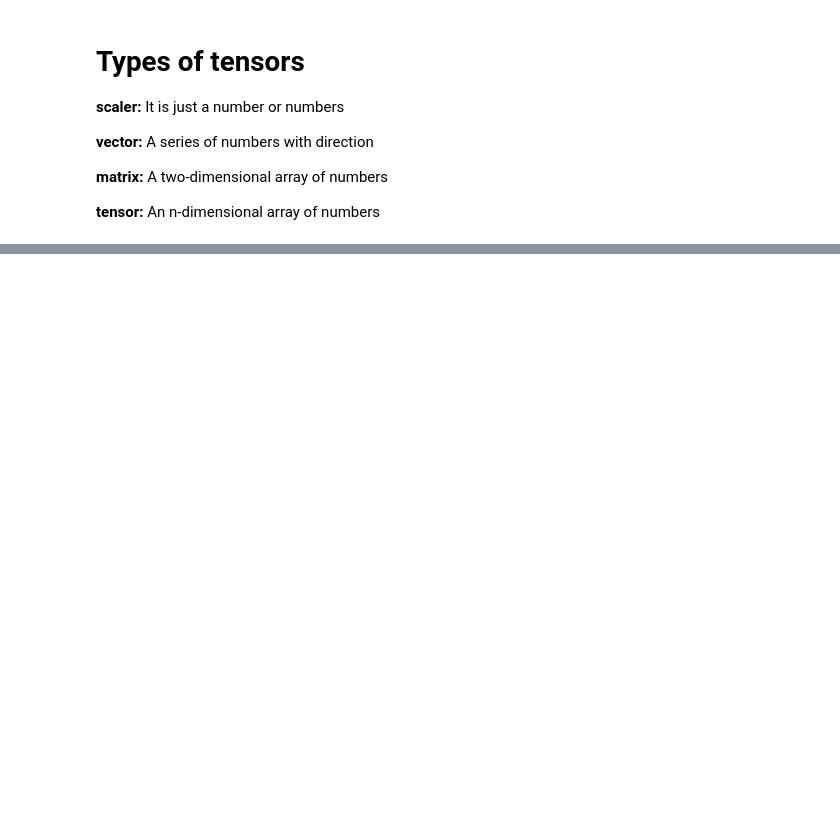
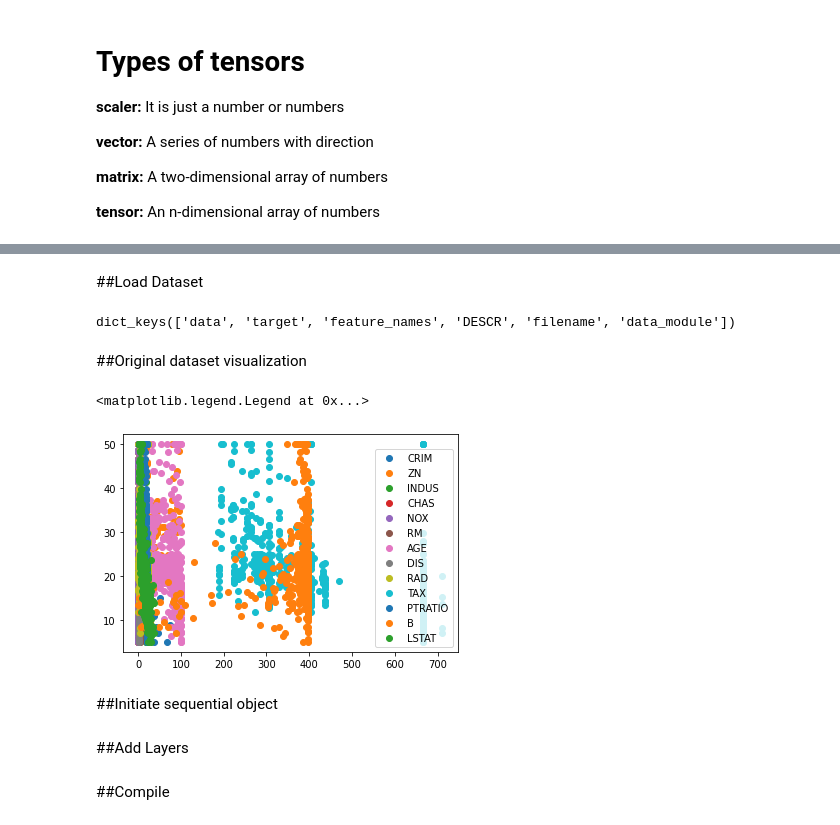
Before and after one commit to ehsanem/Tensorflow, a Jupyter notebook: TensorflowFundamental.ipynb, the cells around one changed output, grey strips where cells are left out. Cells and saved outputs as stored; diff of their text form; code cells hidden in the pictures; blank space fills up the shorter version.

```diff
--- a/TensorflowFundamental.ipynb
+++ b/TensorflowFundamental.ipynb
@@ -22,0 +401,23 @@ array([[3., 3.],
+# %% [markdown]
+##Load Dataset
+# %%
+original_dataset=load_boston()
+# %%
+#split dataset into train and test set
+print(original_dataset.keys())
+X=pd.DataFrame(original_dataset['data'], columns = [original_dataset['feature_names']])
+y = original_dataset['target']
+X_train, X_test, y_train, y_test = train_test_split(X, y, test_size = 0.2)
+# %% [output]
+dict_keys(['data', 'target', 'feature_names', 'DESCR', 'filename', 'data_module'])
+# %% [markdown]
+##Original dataset visualization
+# %%
+for x_value in original_dataset['feature_names']:
+  plt.scatter(X[x_value], y, label=x_value)
+plt.legend()
+# %% [output]
+<matplotlib.legend.Legend at 0x...>
+[figure, added]
+# %% [markdown]
+##Initiate sequential object
@@ -22,0 +426,2 @@ array([[3., 3.],
+# %% [markdown]
+##Add Layers
@@ -22,0 +432,2 @@ array([[3., 3.],
+# %% [markdown]
+##Compile
```
Also changed, not shown: parts of 107 cells of this notebook.
